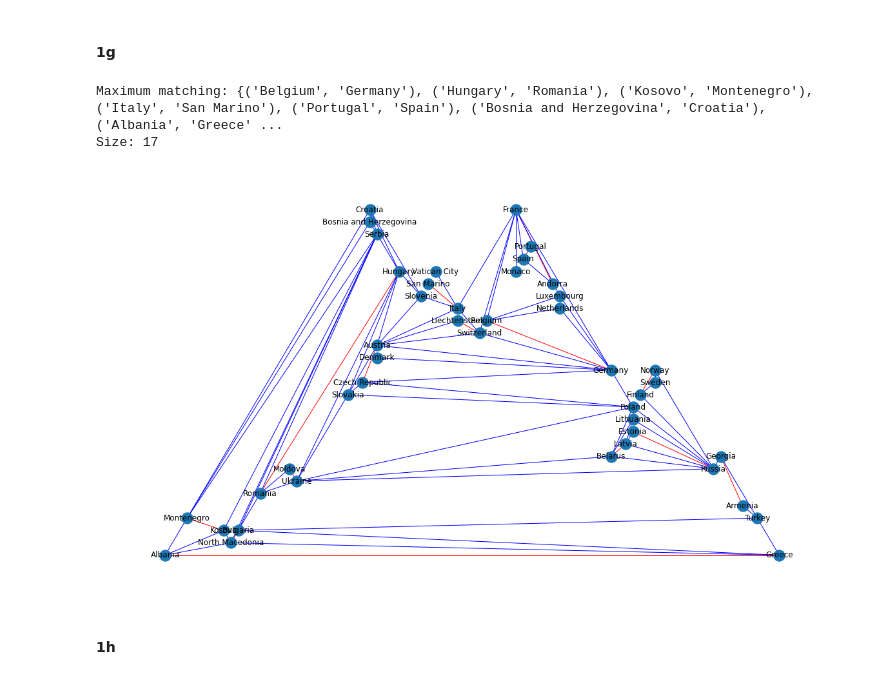
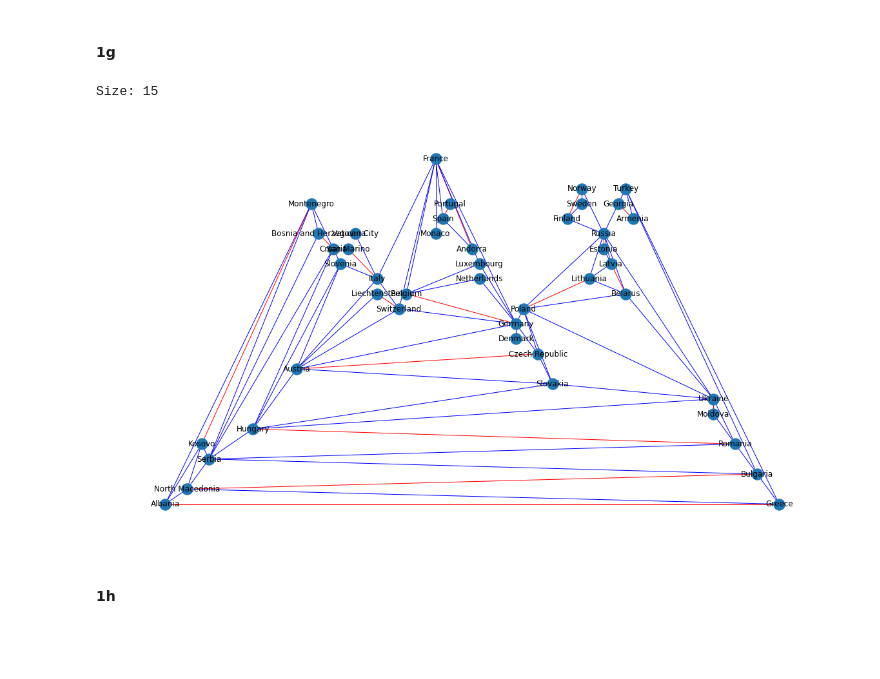
Before and after one commit to GoldenGarr/Graph-Theory-HW-5, a Jupyter notebook: hw5.ipynb, the cells around one changed output. Drawn from its saved outputs; the diff is of its cells as text; code cells hidden in the pictures; blank space fills up the shorter version.

```diff
--- a/hw5.ipynb
+++ b/hw5.ipynb
@@ -291,21 +292,22 @@ Image(filename='maximum_stable_set.png')
 #### 1g
 # %%
 """
-Matching does not changes with random seeds,
-so supposedly maximal_matching(G) does return maximum value
+Matching is also changing even with fixed random.seed
+So I will simply apply a pic
 
 Red color = edges from matching
 """
 
-print('Maximum matching:', nx.maximal_matching(G))
-print('Size:', len(nx.maximal_matching(G)))
+# print('Maximum matching:', nx.maximal_matching(G))
+# print('Size:', len(nx.maximal_matching(G)))
+print('Size:', 15)
+Image('maximum_matching.png')
 
-edge_colors = ['red' if edge in nx.maximal_matching(G) else 'blue' for edge in G.edges()]
-nx.draw_planar(G, edge_color=edge_colors, with_labels=True)
+# edge_colors = ['red' if edge in nx.maximal_matching(G) else 'blue' for edge in G.edges()]
+# nx.draw_planar(G, edge_color=edge_colors, with_labels=True)
 # %% [output]
-Maximum matching: {('Belgium', 'Germany'), ('Hungary', 'Romania'), ('Kosovo', 'Montenegro'), ('Italy', 'San Marino'), ('Portugal', 'Spain'), ('Bosnia and Herzegovina', 'Croatia'), ('Albania', 'Greece' ...
-Size: 17
+Size: 15
-[figure, old version]
+[figure, new version]
 # %% [markdown]
 #### 1h
 # %%
```
Also changed, not shown: parts of 23 cells of this notebook.
